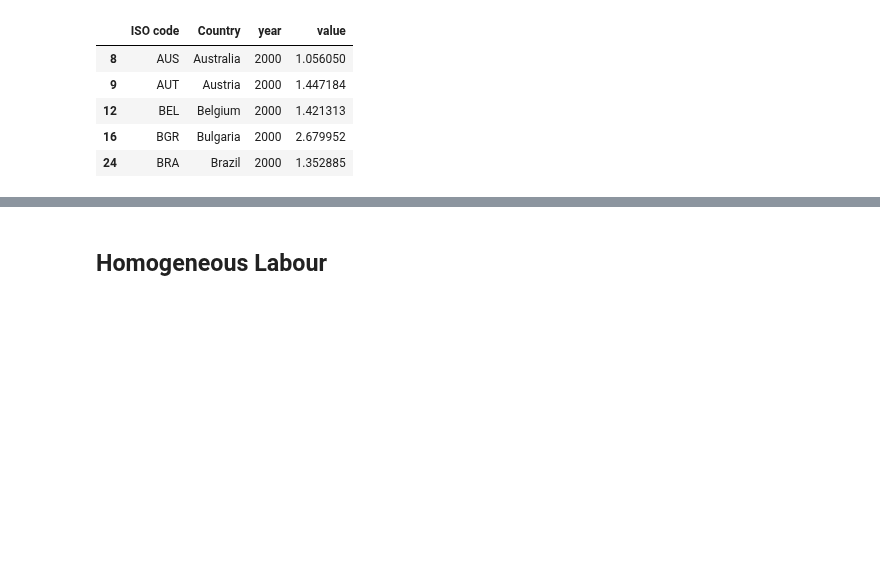
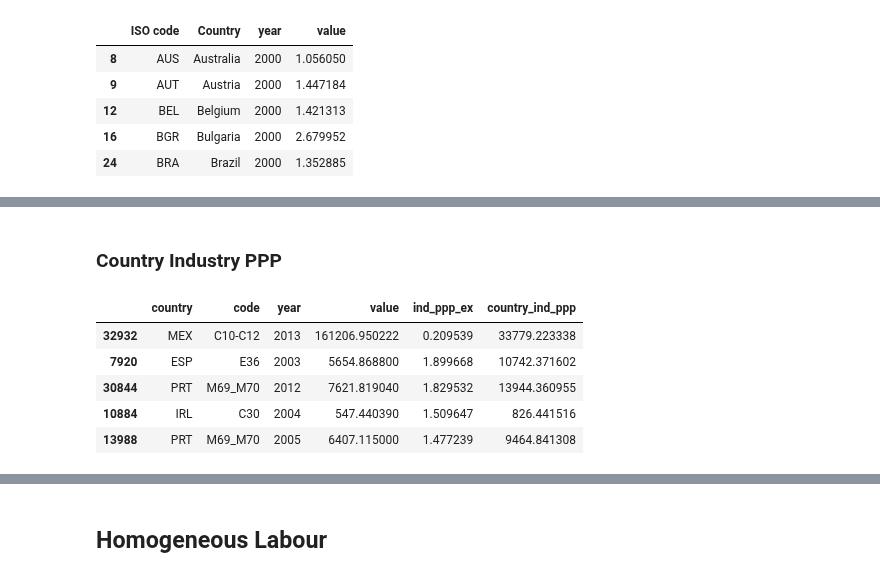
Before and after one commit to kavyajeetbora/ETL_wages, a Jupyter notebook: WIOD.ipynb, the cells around one changed output, grey strips where cells are left out. Cells and saved outputs as stored; diff of their text form; code cells hidden in the pictures; blank space fills up the shorter version.

```diff
--- a/WIOD.ipynb
+++ b/WIOD.ipynb
@@ -376,0 +326,26 @@ Wall time: 3.68 s
+# %% [markdown]
+### Country Industry PPP
+# %%
+SEA_GO = SEA[SEA['variable']=="GO"].drop('variable',axis=1)
+country_ind_ppp = pd.merge(
+    left=SEA_GO,
+    right=ind_ex_rate,
+    left_on = SEA_GO['country']+SEA_GO['code']+SEA_GO['year'].astype(str),
+    right_on =ind_ex_rate['country']+ind_ex_rate['code']+ind_ex_rate['year'].astype(str),
+    suffixes=('', '_y'),
+    how='inner'
+)
+
+
+country_ind_ppp['country_ind_ppp'] = country_ind_ppp['value']*country_ind_ppp['ind_ppp_ex']
+
+country_ind_ppp = country_ind_ppp.drop(['key_0', 'code_y','year_y','SEA_by_PPP', 'country_y'], axis=1)
+country_ind_ppp.dropna(inplace=True)
+country_ind_ppp.sample(5)
+# %% [output]
+|  | country | code | year | value | ind_ppp_ex | country_ind_ppp |
+| 32932 | MEX | C10-C12 | 2013 | 161206.950222 | 0.209539 | 33779.223338 |
+| 7920 | ESP | E36 | 2003 | 5654.868800 | 1.899668 | 10742.371602 |
+| 30844 | PRT | M69_M70 | 2012 | 7621.819040 | 1.829532 | 13944.360955 |
+| 10884 | IRL | C30 | 2004 | 547.440390 | 1.509647 | 826.441516 |
+| 13988 | PRT | M69_M70 | 2005 | 6407.115000 | 1.477239 | 9464.841308 |
```
Also changed, not shown: parts of 27 cells of this notebook.
